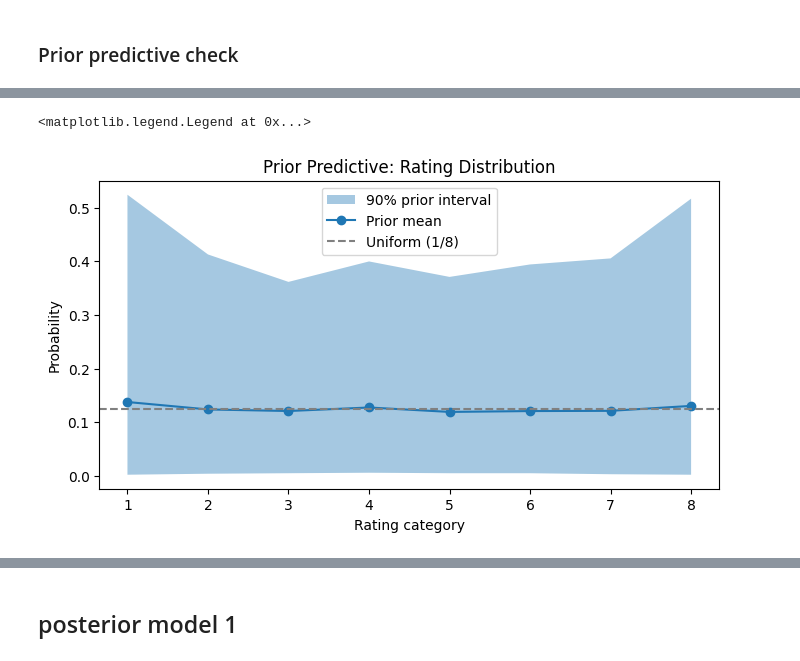
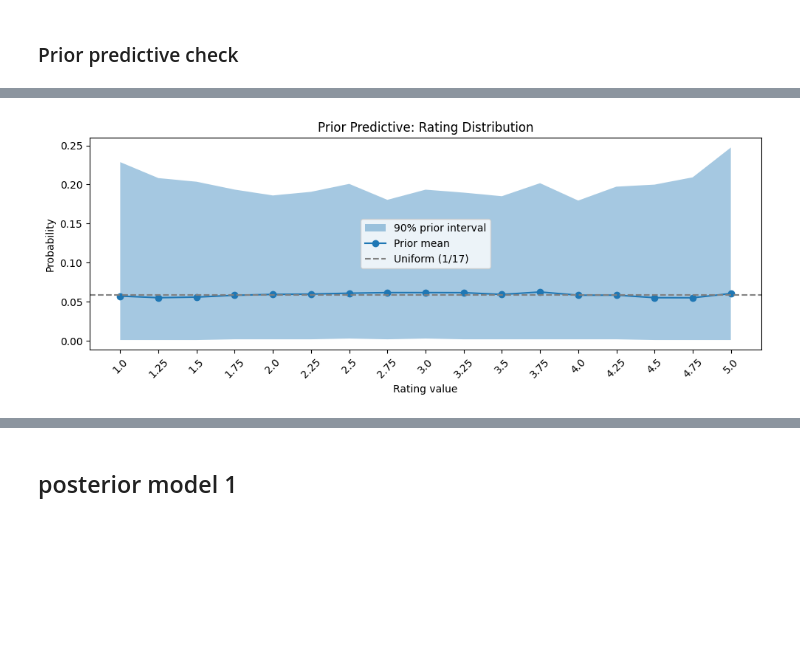
Before and after one commit to Julkaidscns/Chocolate-DA, a Jupyter notebook: analysis.ipynb, the cells around one changed output, grey strips where cells are left out. Saved outputs shown, nothing was run; the diff lists cells and outputs as text; code cells hidden in the pictures; blank space fills up the shorter version.

```diff
--- a/analysis.ipynb
+++ b/analysis.ipynb
@@ -195,23 +280,46 @@ c_prior_draws        = prior_fit1.stan_variable("c")
 # %%
-fig, ax = plt.subplots(figsize=(8, 4))
-# rating_pred shape: (n_draws, N) — average over observations
+# fig, ax = plt.subplots(figsize=(8, 4))
+# # rating_pred shape: (n_draws, N) — average over observations
+# pred_counts = np.apply_along_axis(
+#     lambda x: np.bincount(x.astype(int) - 1, minlength=C), 1, rating_pred_prior1
+# )
+# pred_probs = pred_counts / pred_counts.sum(axis=1, keepdims=True)
+
+# ax.fill_between(
+#     range(1, C+1),
+#     np.percentile(pred_probs, 5, axis=0),
+#     np.percentile(pred_probs, 95, axis=0),
+#     alpha=0.4, label="90% prior interval"
+# )
+# ax.plot(range(1, C+1), pred_probs.mean(axis=0), marker='o', label="Prior mean")
+# ax.axhline(1/C, ls='--', color='gray', label=f"Uniform (1/{C})")
+# ax.set_xlabel("Rating category"); ax.set_ylabel("Probability")
+# ax.set_title("Prior Predictive: Rating Distribution")
+# xticks = [inv_rating_map[i+1] for i in range(8)]
+# ax.set_xticks(range(1, C+1))
+# ax.set_xticklabels(xticks)
+# ax.legend()
+
+fig, ax = plt.subplots(figsize=(10, 4))
 pred_counts = np.apply_along_axis(
     lambda x: np.bincount(x.astype(int) - 1, minlength=C), 1, rating_pred_prior1
 )
 pred_probs = pred_counts / pred_counts.sum(axis=1, keepdims=True)
 
-ax.fill_between(
-    range(1, C+1),
-    np.percentile(pred_probs, 5, axis=0),
-    np.percentile(pred_probs, 95, axis=0),
-    alpha=0.4, label="90% prior interval"
-)
+ax.fill_between(range(1, C+1),
+                np.percentile(pred_probs, 5,  axis=0),
+                np.percentile(pred_probs, 95, axis=0),
+                alpha=0.4, label="90% prior interval")
 ax.plot(range(1, C+1), pred_probs.mean(axis=0), marker='o', label="Prior mean")
 ax.axhline(1/C, ls='--', color='gray', label=f"Uniform (1/{C})")
-ax.set_xlabel("Rating category"); ax.set_ylabel("Probability")
+ax.set_xlabel("Rating value")
+ax.set_ylabel("Probability")
 ax.set_title("Prior Predictive: Rating Distribution")
+ax.set_xticks(range(1, C+1))
+ax.set_xticklabels([str(inv_rating_map[i]) for i in range(1, C+1)], rotation=45)
 ax.legend()
+plt.tight_layout()
+plt.show()
 # %% [output]
-<matplotlib.legend.Legend at 0x...>
-[figure, old version]
+[figure, new version]
 # %%
```
Also changed, not shown: parts of 21 cells of this notebook, 4 other files.
